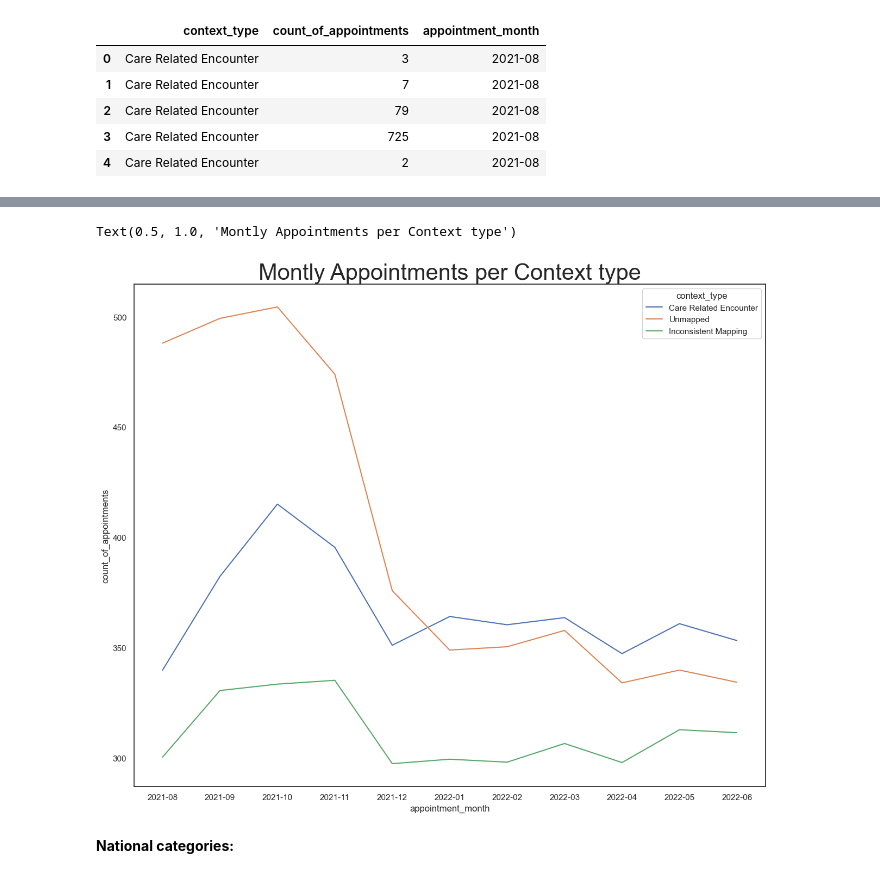
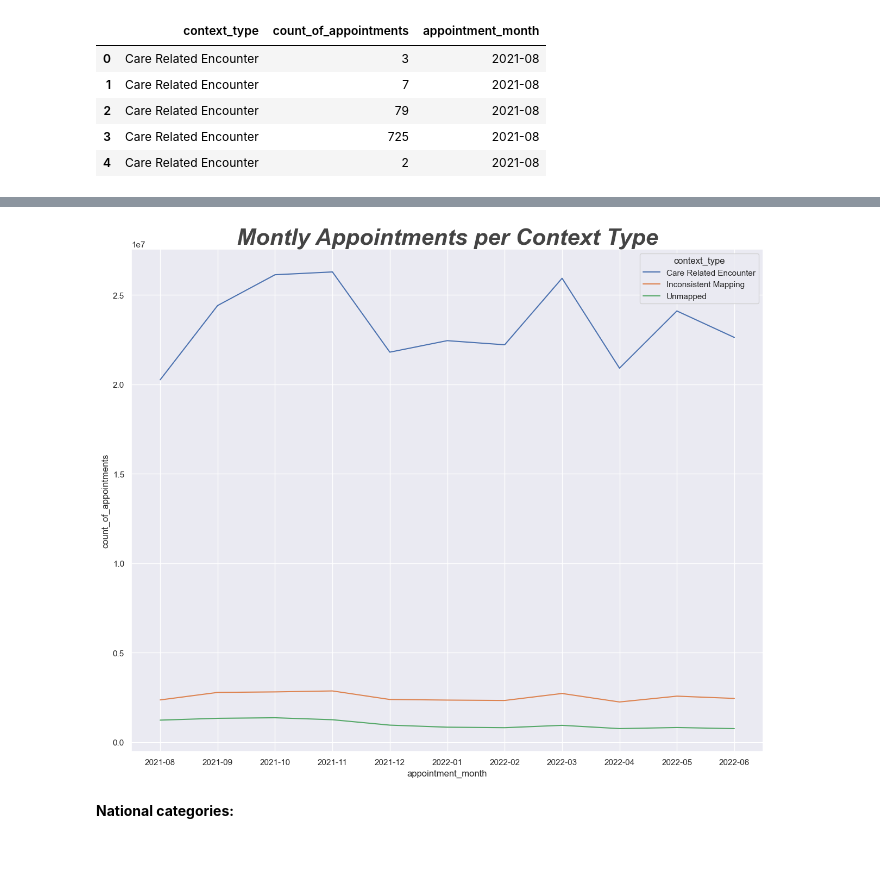
Before and after one commit to Matteo-Natalini/NHS_Staffing_and_Resource_Utilization_Analysis_with-Python, a Jupyter notebook: Natalini_Matteo_DA201_Assignment_Notebook.ipynb, the cells around one changed output, grey strips where cells are left out. Drawn from its saved outputs; the diff is of its cells as text; code cells hidden in the pictures.

```diff
--- a/Natalini_Matteo_DA201_Assignment_Notebook.ipynb
+++ b/Natalini_Matteo_DA201_Assignment_Notebook.ipynb
@@ -459,15 +527,15 @@ dtype: int64
 # %% [markdown]
 ### Create visualisations and identify possible monthly and seasonal trends in the data.
 # %%
-# Import the necessary libraries.
-import seaborn as sns
-import matplotlib.pyplot as plt
+# # Import the necessary libraries.
+# import seaborn as sns
+# import matplotlib.pyplot as plt
 
 # Set figure size.
 sns.set(rc={'figure.figsize':(15, 12)})
 
 # Set the plot style as white.
-sns.set_style('white')
+sns.set_style('darkgrid')
 # %% [markdown]
 ### Objective 1
 Create three visualisations indicating the number of appointments per month for service settings, context types, and national categories.
@@ -567,5 +657,4 @@ nc_ct.head()
 | 4 | Care Related Encounter | 2 | 2021-08 |
 # %%
 # Plot the appointments over the available date range, and review the context types for months.
-nc_ct.groupby([nc['appointment_month'],
-            nc['context_type']]).sum()
+nc_ct = nc_ct.groupby(['appointment_month', 'context_type'])['count_of_appointments'].sum().reset_index()
@@ -591,11 +661,10 @@ nc_ct.groupby([nc['appointment_month'],
 # %%
 # Create a lineplot.
-ax_2 = sns.lineplot(x='appointment_month', y='count_of_appointments', hue='context_type', data=nc_ct, ci=None)
+sns.lineplot(x='appointment_month', y='count_of_appointments', hue='context_type', data=nc_ct, ci=None)
 
-ax_2.set_title("Montly Appointments per Context type", fontsize=30)
+plt.title("Montly Appointments per Context Type", fontsize=30,fontweight='bold', fontstyle='italic', color='#444444');
 # %% [output]
-Text(0.5, 1.0, 'Montly Appointments per Context type')
-[figure, old version]
+[figure, new version]
 # %% [markdown]
 **National categories:**
 # %%
```
Also changed, not shown: parts of 79 cells of this notebook, 1 other file.
